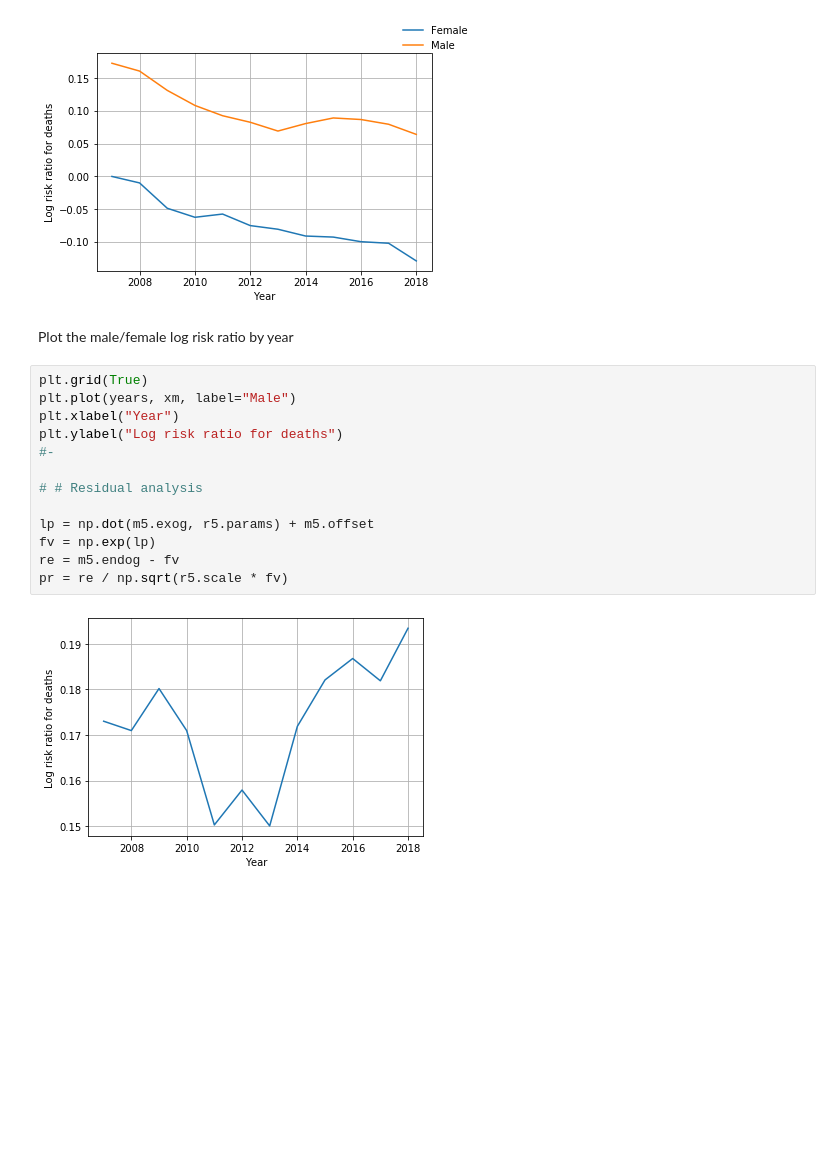
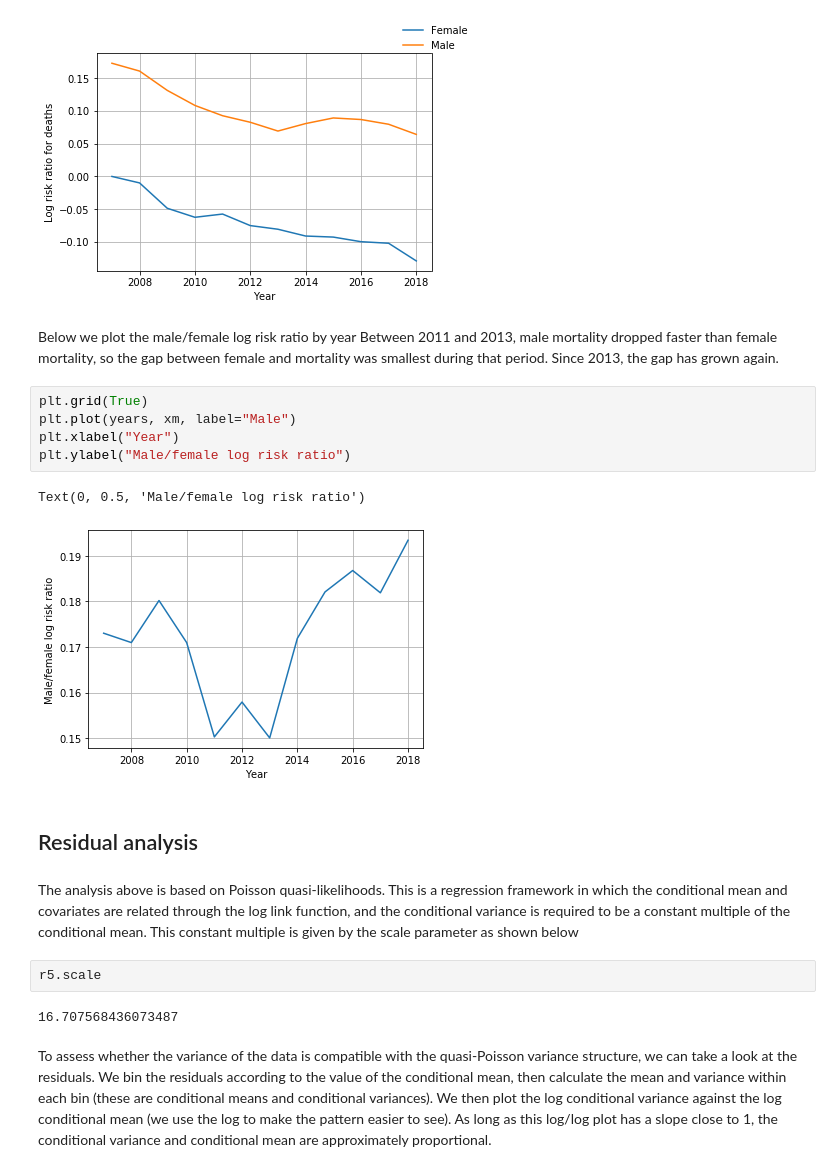
Before and after one commit to kshedden/workshops, a Jupyter notebook: mortality/notebooks/mort_glm.ipynb, the cells around one changed output. Saved outputs shown, nothing was run; the diff lists cells and outputs as text; blank space fills up the shorter version.

```diff
--- a/mortality/notebooks/mort_glm.ipynb
+++ b/mortality/notebooks/mort_glm.ipynb
@@ -228,20 +305,39 @@ leg = plt.figlegend(ha, lb)
 leg.draw_frame(False)
 # %% [output]
 [figure]
-# %% [markdown]
-Plot the male/female log risk ratio by year
+# %% [markdown]
+Below we plot the male/female log risk ratio by year Between 2011
+and 2013, male mortality dropped faster than female mortality, so
+the gap between female and mortality was smallest during that
+period.  Since 2013, the gap has grown again.
 # %%
 plt.grid(True)
 plt.plot(years, xm, label="Male")
 plt.xlabel("Year")
-plt.ylabel("Log risk ratio for deaths")
-#-
-
-# # Residual analysis
-
-lp = np.dot(m5.exog, r5.params) + m5.offset
-fv = np.exp(lp)
-re = m5.endog - fv
-pr = re / np.sqrt(r5.scale * fv)
+plt.ylabel("Male/female log risk ratio")
 # %% [output]
+Text(0, 0.5, 'Male/female log risk ratio')
-[figure, old version]
+[figure, new version]
+# %% [markdown]
+## Residual analysis
+# %% [markdown]
+The analysis above is based on Poisson quasi-likelihoods.  This is a
+regression framework in which the conditional mean and covariates
+are related through the log link function, and the conditional
+variance is required to be a constant multiple of the conditional
+mean.  This constant multiple is given by the scale parameter as
+shown below
+# %%
+r5.scale
+# %% [output]
+16.707568436073487
+# %% [markdown]
+To assess whether the variance of the data is compatible with the
+quasi-Poisson variance structure, we can take a look at the
+residuals.  We bin the residuals according to the value of the
+conditional mean, then calculate the mean and variance within each
+bin (these are conditional means and conditional variances).  We
+then plot the log conditional variance against the log conditional
+mean (we use the log to make the pattern easier to see).  As long as
+this log/log plot has a slope close to 1, the conditional variance
+and conditional mean are approximately proportional.
```
Also changed, not shown: parts of 35 cells of this notebook, 2 other files.
